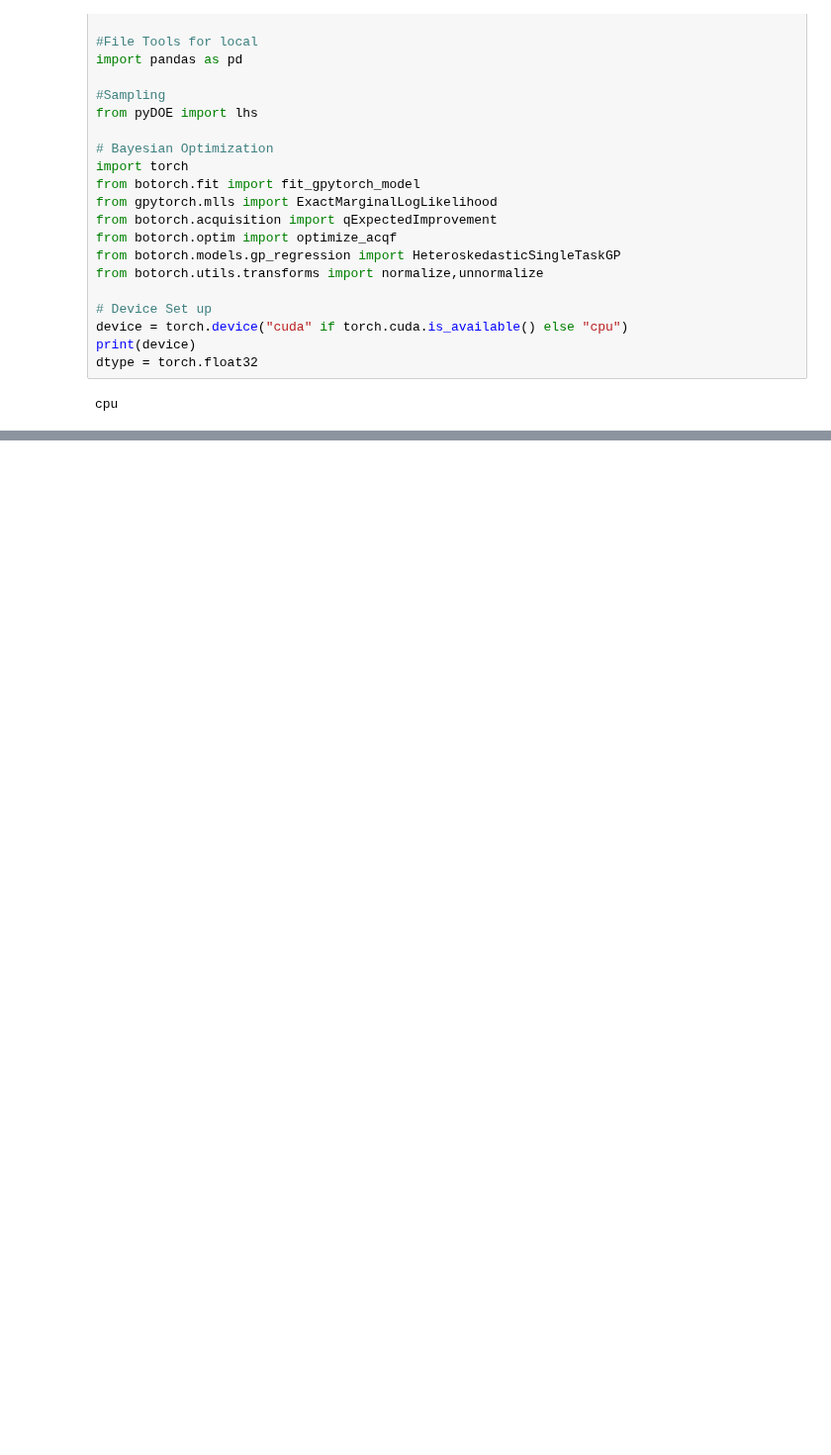
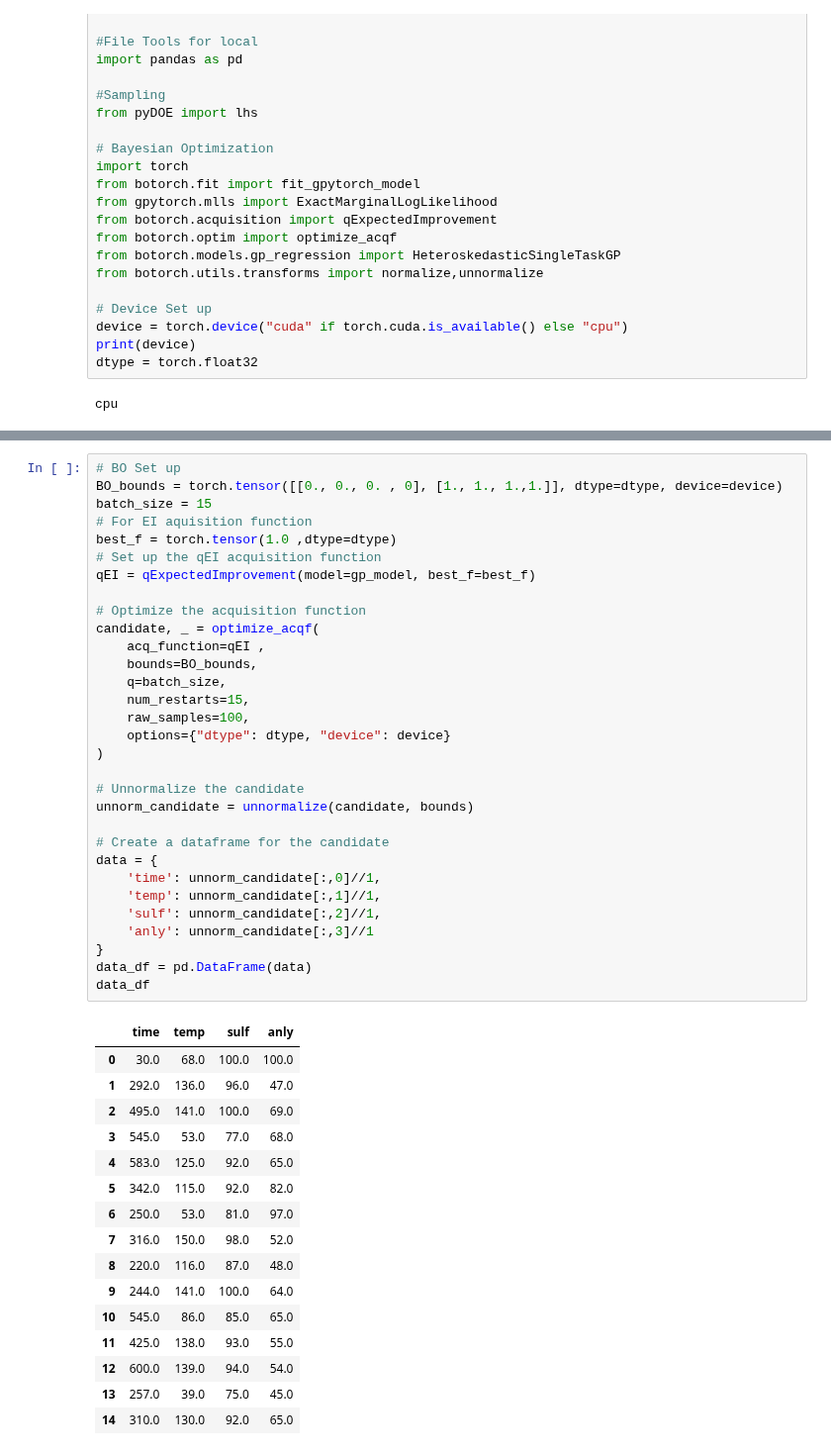
Before and after one commit to uwsunlab/BO-RFB, a Jupyter notebook: Round3/ModelA/ModelA_R3.ipynb, the cells around one changed output, grey strips where cells are left out. Shown at 99% size. Cells and saved outputs as stored; diff of their text form; blank space fills up the shorter version.

```diff
--- a/Round3/ModelA/ModelA_R3.ipynb
+++ b/Round3/ModelA/ModelA_R3.ipynb
@@ -329 +169,49 @@ df
+# %%
+# BO Set up
+BO_bounds = torch.tensor([[0., 0., 0. , 0], [1., 1., 1.,1.]], dtype=dtype, device=device)
+batch_size = 15
+# For EI aquisition function
+best_f = torch.tensor(1.0 ,dtype=dtype)
+# Set up the qEI acquisition function
+qEI = qExpectedImprovement(model=gp_model, best_f=best_f)
+
+# Optimize the acquisition function
+candidate, _ = optimize_acqf(
+    acq_function=qEI ,
+    bounds=BO_bounds,
+    q=batch_size,
+    num_restarts=15,
+    raw_samples=100,
+    options={"dtype": dtype, "device": device}
+)
+
+# Unnormalize the candidate
+unnorm_candidate = unnormalize(candidate, bounds)
+
+# Create a dataframe for the candidate
+data = {
+    'time': unnorm_candidate[:,0]//1,
+    'temp': unnorm_candidate[:,1]//1,
+    'sulf': unnorm_candidate[:,2]//1,
+    'anly': unnorm_candidate[:,3]//1
+}
+data_df = pd.DataFrame(data)
+data_df
+# %% [output]
+|  | time | temp | sulf | anly |
+| 0 | 30.0 | 68.0 | 100.0 | 100.0 |
+| 1 | 292.0 | 136.0 | 96.0 | 47.0 |
+| 2 | 495.0 | 141.0 | 100.0 | 69.0 |
+| 3 | 545.0 | 53.0 | 77.0 | 68.0 |
+| 4 | 583.0 | 125.0 | 92.0 | 65.0 |
+| 5 | 342.0 | 115.0 | 92.0 | 82.0 |
+| 6 | 250.0 | 53.0 | 81.0 | 97.0 |
+| 7 | 316.0 | 150.0 | 98.0 | 52.0 |
+| 8 | 220.0 | 116.0 | 87.0 | 48.0 |
+| 9 | 244.0 | 141.0 | 100.0 | 64.0 |
+| 10 | 545.0 | 86.0 | 85.0 | 65.0 |
+| 11 | 425.0 | 138.0 | 93.0 | 55.0 |
+| 12 | 600.0 | 139.0 | 94.0 | 54.0 |
+| 13 | 257.0 | 39.0 | 75.0 | 45.0 |
+| 14 | 310.0 | 130.0 | 92.0 | 65.0 |
 # %%
```
Also changed, not shown: parts of 30 cells of this notebook, 4 other files.
